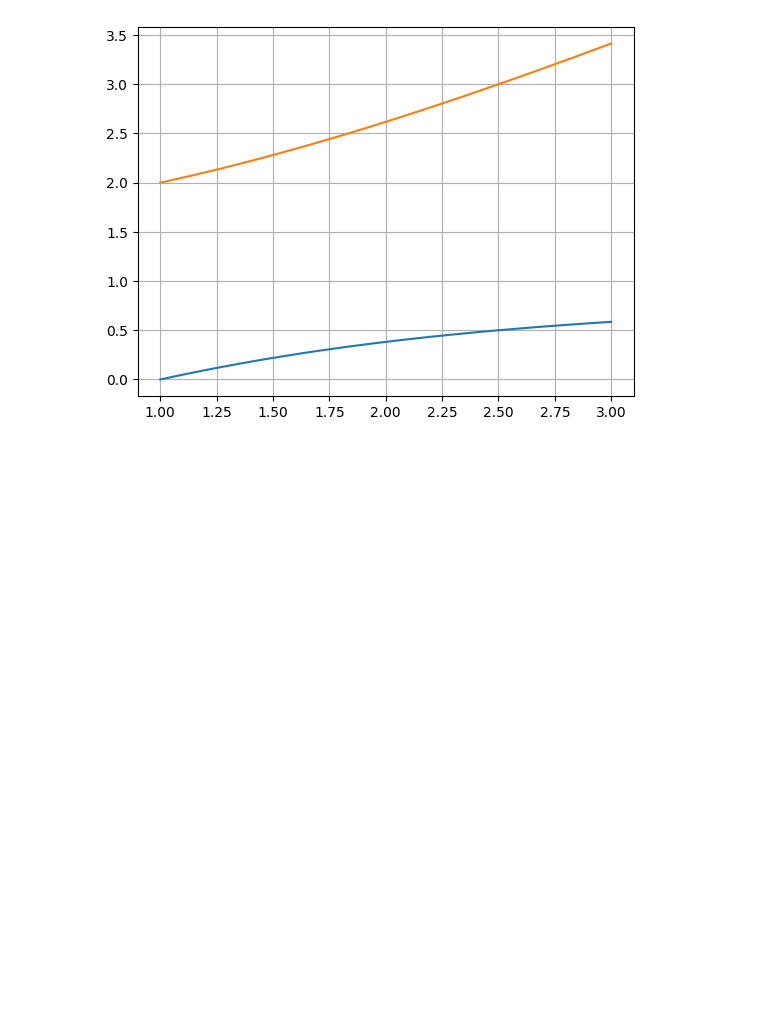
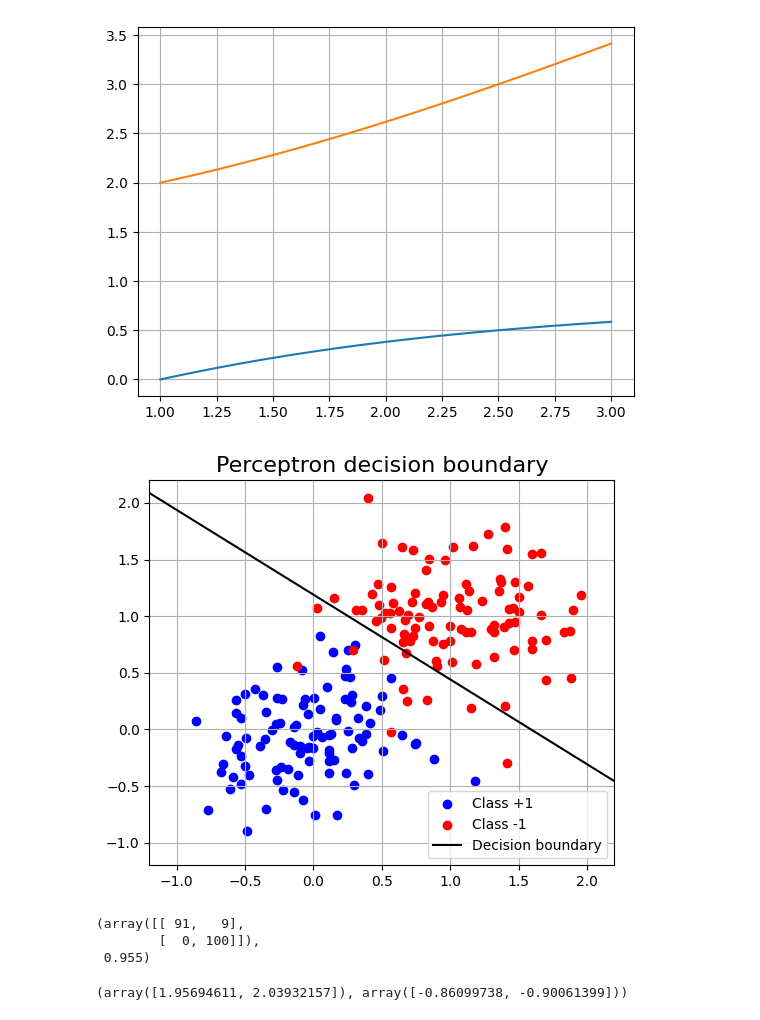
Before and after one commit to ajakovac/ML-in-Practice-I, a Jupyter notebook: DT and bagging.ipynb, the cells around one changed output. Cells and saved outputs as stored; diff of their text form; code cells hidden in the pictures; blank space fills up the shorter version.

Commit message:
nonlinear regression, perceptron

```diff
--- a/DT and bagging.ipynb
+++ b/DT and bagging.ipynb
@@ -1061,3 +1060,68 @@ plt.grid()
 plt.show()
 # %% [output]
 [figure]
+# %%
+# 1. generate data
+X_train,y_train = generate_data(100, 123, width=0.4, offset_A=(1,1))
+# Generate test data
+X_test, y_test = generate_data(100, 125, width=0.4, offset_A=(1,1))
+# %%
+
+# --- Perceptron training function ---
+def perceptron_train(X, y, learning_rate=0.1, n_epochs=50):
+    """
+    Train a simple perceptron for binary classification.
+    X: (N, 2) input data
+    y: (N,) labels, must be +1 or -1
+    """
+    N, d = X.shape
+    w = np.zeros(d)
+    b = 0.0
+
+    for epoch in range(n_epochs):
+        errors = 0
+        for i in range(N):
+            if y[i] * (np.dot(w, X[i]) + b) <= 0:
+                # misclassified -> update
+                w += learning_rate * y[i] * X[i]
+                b += learning_rate * y[i]
+                errors += 1
+        if errors == 0:
+            print(f"Converged after {epoch+1} epochs.")
+            break
+    return w, b
+
+# Train
+w, b = perceptron_train(X_train, y_train, learning_rate=0.1, n_epochs=100)
+
+# Plot result
+plt.figure(figsize=(6,5))
+plt.scatter(X_train[y==1,0], X_train[y==1,1], color='blue', label='Class +1')
+plt.scatter(X_train[y==-1,0], X_train[y==-1,1], color='red', label='Class -1')
+
+# decision boundary: w·x + b = 0
+x_line = np.linspace(X[:,0].min()-1, X[:,0].max()+1, 100)
+y_line = -(w[0]*x_line + b) / w[1]
+plt.plot(x_line, y_line, 'k-', label='Decision boundary')
+plt.ylim(-1.2,2.2)
+plt.xlim(-1.2,2.2)
+plt.legend()
+plt.grid(True)
+#plt.axis('equal')
+plt.title('Perceptron decision boundary', fontsize=16)
+if save_data: plt.savefig('Pics/perceptron_decision_boundary.pdf', transparent=True)
+plt.show()
+# %% [output]
+[figure, added]
+# %%
+y_pred = np.sign(X_test@w + b)
+cm = confusion_matrix(y_test,y_pred)
+cm, accuracy_score(y_pred, y_test)
+# %% [output]
+(array([[ 91,   9],
+        [  0, 100]]),
+ 0.955)
+# %%
+np.max(X_train, axis=0), np.min(X_train, axis=0)
+# %% [output]
+(array([1.95694611, 2.03932157]), array([-0.86099738, -0.90061399]))
```
Also changed, not shown: parts of 4 cells of this notebook, 7 other files.
